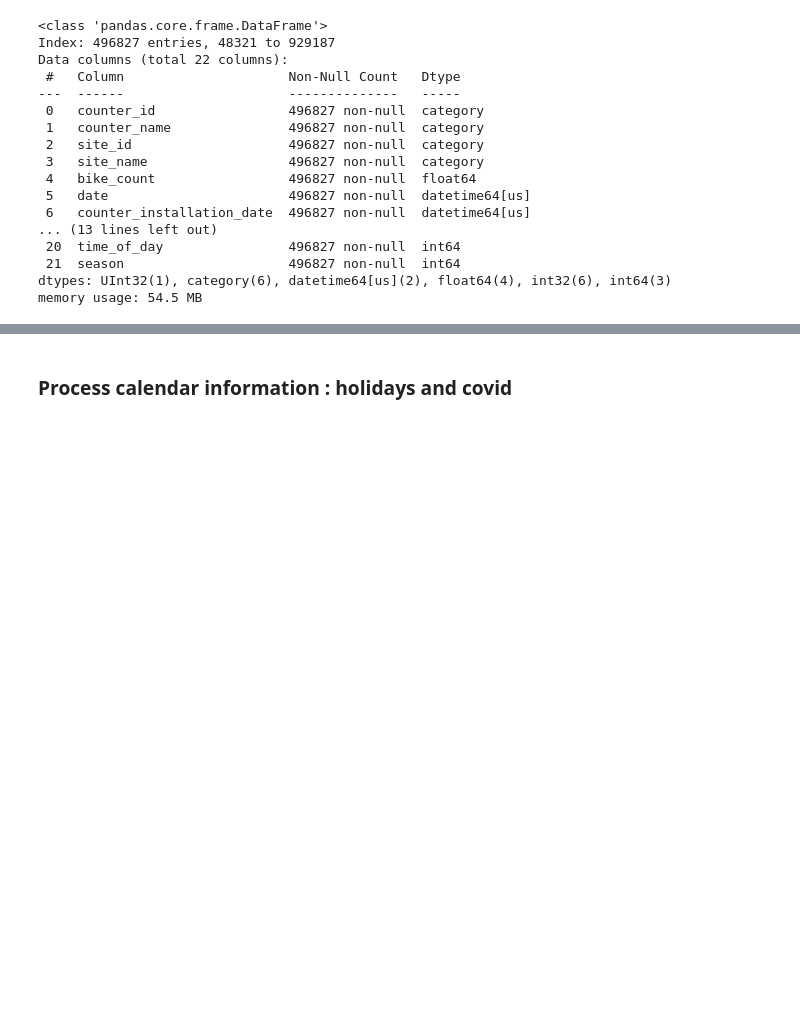
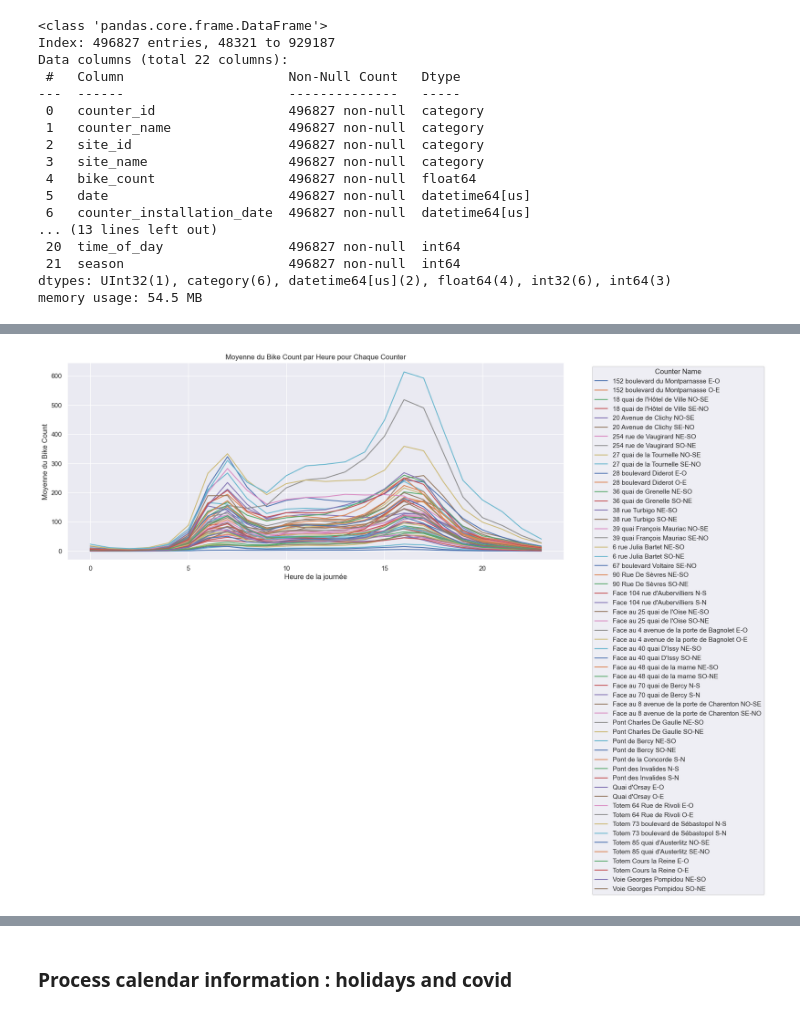
Before and after one commit to paullacombe1406/bike_counters, a Jupyter notebook: Data_exploration.ipynb, the cells around one changed output, grey strips where cells are left out. Saved outputs shown, nothing was run; the diff lists cells and outputs as text; code cells hidden in the pictures; blank space fills up the shorter version.

```diff
--- a/Data_exploration.ipynb
+++ b/Data_exploration.ipynb
@@ -278,0 +333,18 @@ memory usage: 54.5 MB
+# %%
+df_grouped = data.groupby(["counter_name", "hour"])["bike_count"].mean().reset_index()
+
+plt.figure(figsize=(15, 6))
+for counter in df_grouped["counter_name"].unique():
+    counter_data = df_grouped[df_grouped["counter_name"] == counter]
+    plt.plot(counter_data["hour"], counter_data["bike_count"], label=counter)
+
+plt.title("Moyenne du Bike Count par Heure pour Chaque Counter")
+plt.xlabel("Heure de la journée")
+plt.ylabel("Moyenne du Bike Count")
+plt.legend(title="Counter Name", bbox_to_anchor=(1.05, 1), loc="upper left")
+plt.grid(True)
+
+plt.tight_layout()
+plt.show()
+# %% [output]
+[figure, added]
```
Also changed, not shown: parts of 19 cells of this notebook.
